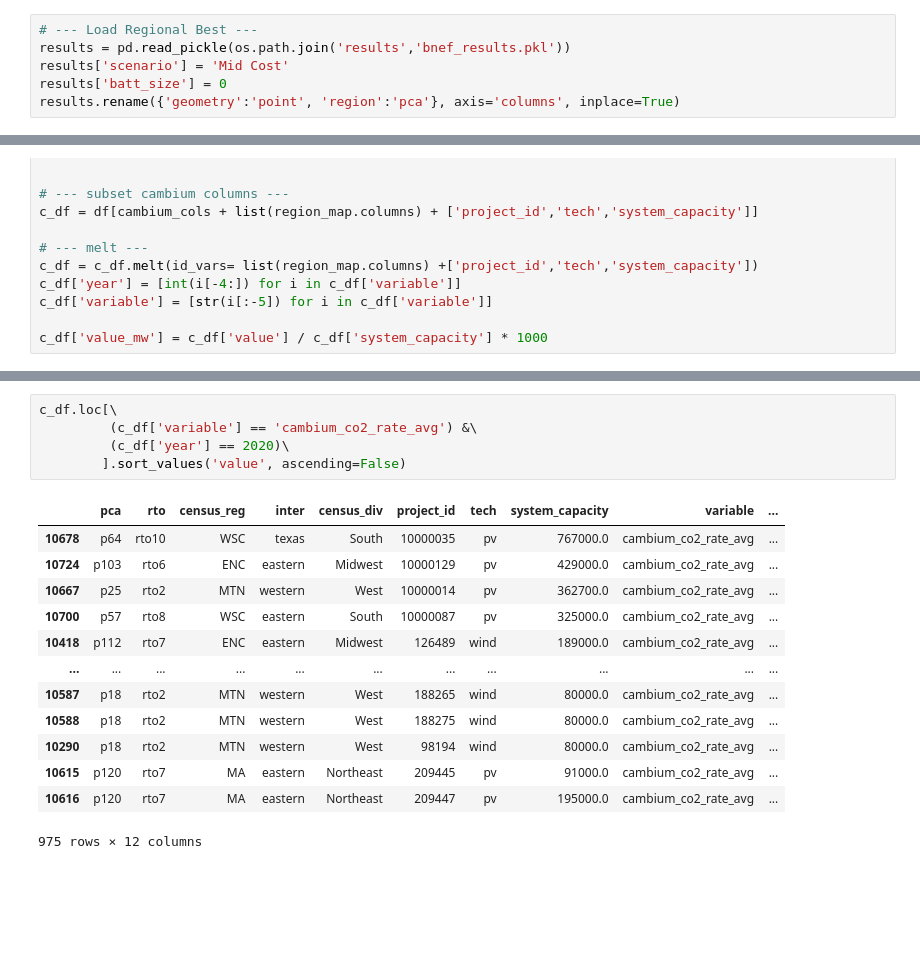
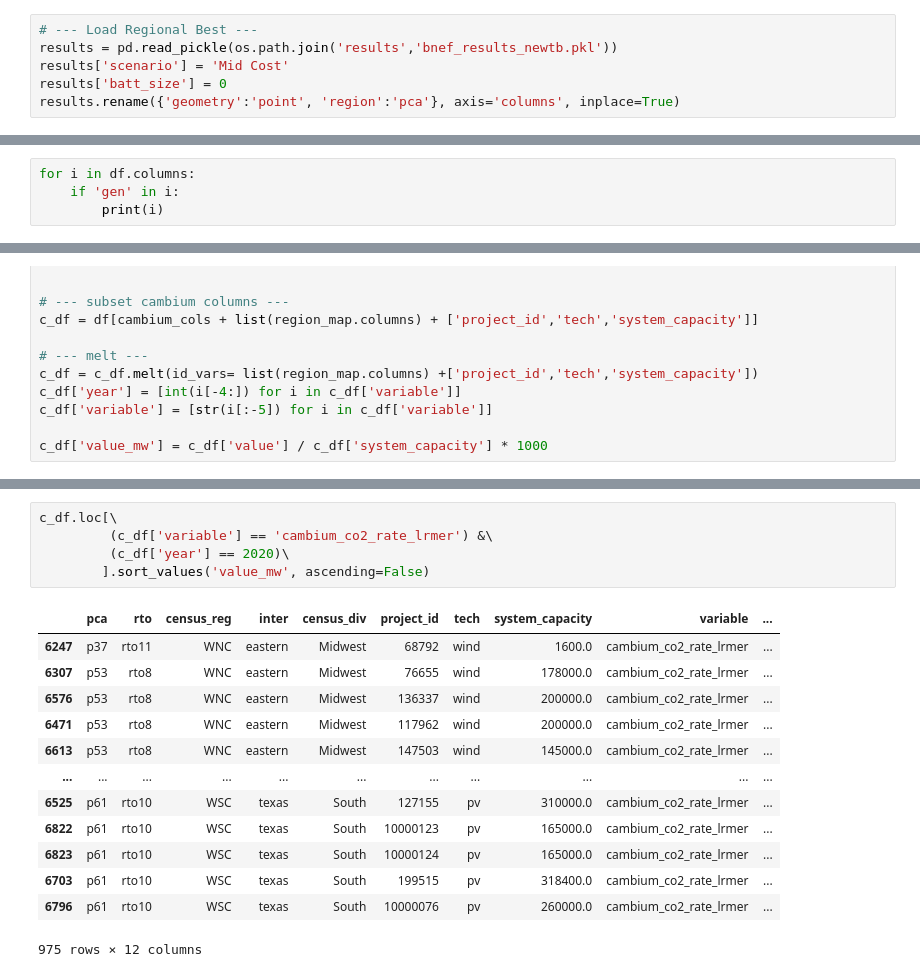
Before and after one commit to NREL/vapor, a Jupyter notebook: notebooks/viz_bnef_results.ipynb, the cells around one changed output, grey strips where cells are left out. Drawn from its saved outputs; the diff is of its cells as text; blank space fills up the shorter version.

```diff
--- a/notebooks/viz_bnef_results.ipynb
+++ b/notebooks/viz_bnef_results.ipynb
@@ -20,6 +22,6 @@ os.getcwd()
 # %%
 # --- Load Regional Best ---
-results = pd.read_pickle(os.path.join('results','bnef_results.pkl'))
+results = pd.read_pickle(os.path.join('results','bnef_results_newtb.pkl'))
 results['scenario'] = 'Mid Cost'
 results['batt_size'] = 0
 results.rename({'geometry':'point', 'region':'pca'}, axis='columns', inplace=True)
@@ -42,3 +58,7 @@ census_reg_dict = {
 region_map['census_div'] = region_map['census_reg'].map(census_reg_dict)
 
 df = results.merge(region_map, on='pca', how='left')
+# %%
+for i in df.columns:
+    if 'gen' in i:
+        print(i)
@@ -60,19 +91,19 @@ c_df['value_mw'] = c_df['value'] / c_df['system_capacity'] * 1000
 # %%
 c_df.loc[\
-         (c_df['variable'] == 'cambium_co2_rate_avg') &\
+         (c_df['variable'] == 'cambium_co2_rate_lrmer') &\
          (c_df['year'] == 2020)\
-        ].sort_values('value', ascending=False)
+        ].sort_values('value_mw', ascending=False)
 # %% [output]
 |  | pca | rto | census_reg | inter | census_div | project_id | tech | system_capacity | variable | ... |
-| 10678 | p64 | rto10 | WSC | texas | South | 10000035 | pv | 767000.0 | cambium_co2_rate_avg | ... |
-| 10724 | p103 | rto6 | ENC | eastern | Midwest | 10000129 | pv | 429000.0 | cambium_co2_rate_avg | ... |
-| 10667 | p25 | rto2 | MTN | western | West | 10000014 | pv | 362700.0 | cambium_co2_rate_avg | ... |
-| 10700 | p57 | rto8 | WSC | eastern | South | 10000087 | pv | 325000.0 | cambium_co2_rate_avg | ... |
-| 10418 | p112 | rto7 | ENC | eastern | Midwest | 126489 | wind | 189000.0 | cambium_co2_rate_avg | ... |
+| 6247 | p37 | rto11 | WNC | eastern | Midwest | 68792 | wind | 1600.0 | cambium_co2_rate_lrmer | ... |
+| 6307 | p53 | rto8 | WNC | eastern | Midwest | 76655 | wind | 178000.0 | cambium_co2_rate_lrmer | ... |
+| 6576 | p53 | rto8 | WNC | eastern | Midwest | 136337 | wind | 200000.0 | cambium_co2_rate_lrmer | ... |
+| 6471 | p53 | rto8 | WNC | eastern | Midwest | 117962 | wind | 200000.0 | cambium_co2_rate_lrmer | ... |
+| 6613 | p53 | rto8 | WNC | eastern | Midwest | 147503 | wind | 145000.0 | cambium_co2_rate_lrmer | ... |
 | ... | ... | ... | ... | ... | ... | ... | ... | ... | ... | ... |
-| 10587 | p18 | rto2 | MTN | western | West | 188265 | wind | 80000.0 | cambium_co2_rate_avg | ... |
-| 10588 | p18 | rto2 | MTN | western | West | 188275 | wind | 80000.0 | cambium_co2_rate_avg | ... |
-| 10290 | p18 | rto2 | MTN | western | West | 98194 | wind | 80000.0 | cambium_co2_rate_avg | ... |
-| 10615 | p120 | rto7 | MA | eastern | Northeast | 209445 | pv | 91000.0 | cambium_co2_rate_avg | ... |
-| 10616 | p120 | rto7 | MA | eastern | Northeast | 209447 | pv | 195000.0 | cambium_co2_rate_avg | ... |
+| 6525 | p61 | rto10 | WSC | texas | South | 127155 | pv | 310000.0 | cambium_co2_rate_lrmer | ... |
+| 6822 | p61 | rto10 | WSC | texas | South | 10000123 | pv | 165000.0 | cambium_co2_rate_lrmer | ... |
+| 6823 | p61 | rto10 | WSC | texas | South | 10000124 | pv | 165000.0 | cambium_co2_rate_lrmer | ... |
+| 6703 | p61 | rto10 | WSC | texas | South | 199515 | pv | 318400.0 | cambium_co2_rate_lrmer | ... |
+| 6796 | p61 | rto10 | WSC | texas | South | 10000076 | pv | 260000.0 | cambium_co2_rate_lrmer | ... |
 975 rows × 12 columns
```
Also changed, not shown: parts of 27 cells of this notebook.
